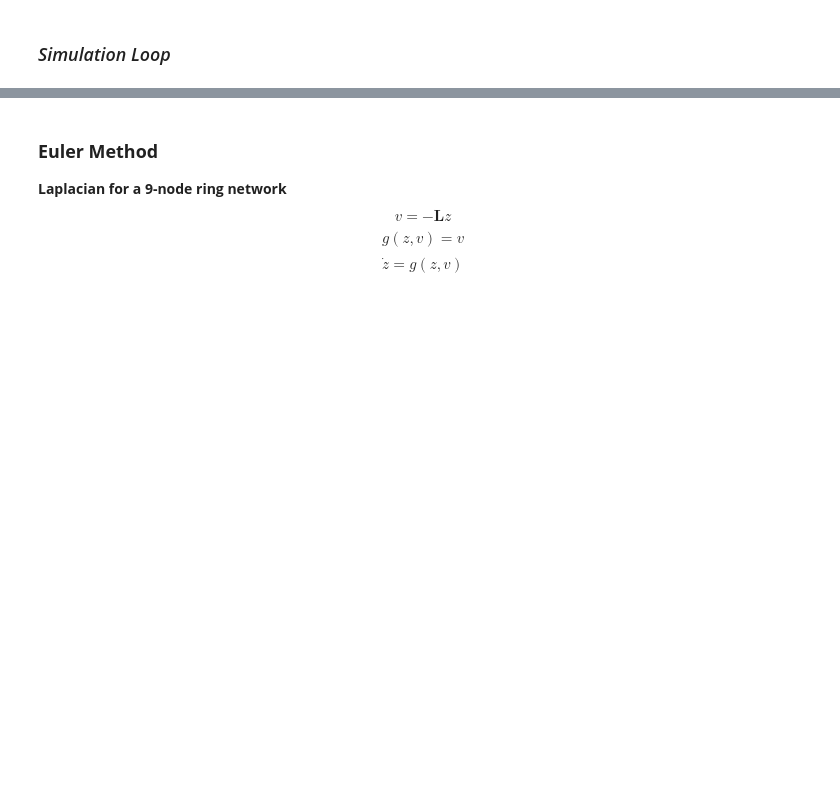
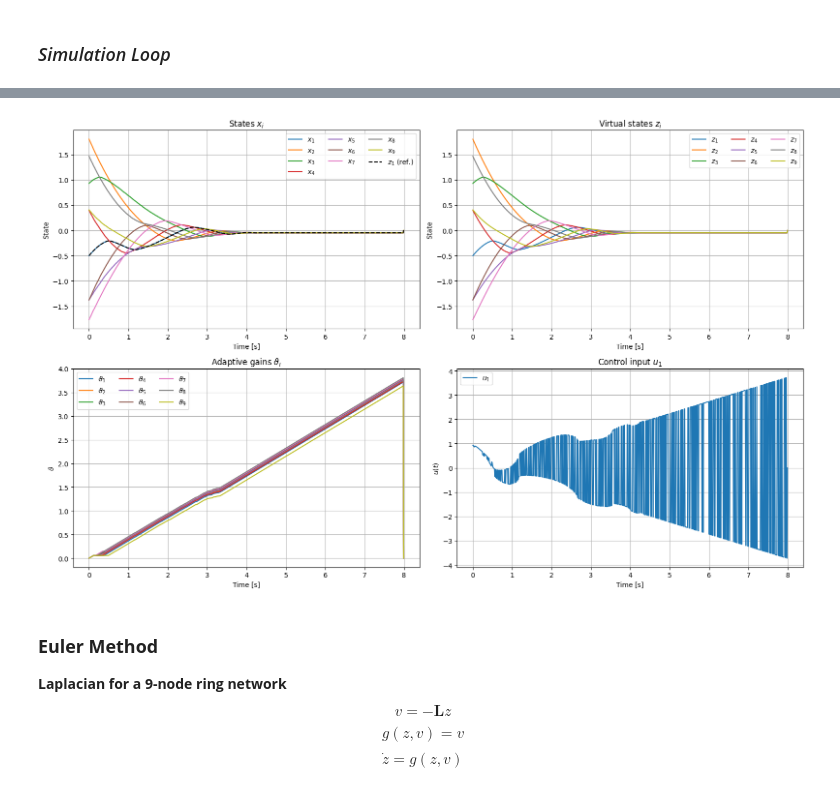
Before and after one commit to juanpiLorca/consensus-node, a Jupyter notebook: Finite-Time_Robust_Adaptive_Coordination.ipynb, the cells around one changed output, grey strips where cells are left out. Drawn from its saved outputs; the diff is of its cells as text; code cells hidden in the pictures; blank space fills up the shorter version.

```diff
--- a/Finite-Time_Robust_Adaptive_Coordination.ipynb
+++ b/Finite-Time_Robust_Adaptive_Coordination.ipynb
@@ -333,3 +339,37 @@ plot_simulation_grid(t_vec, x, z, vtheta, mv, n_agents, save_path=save_file, NUM
+# %%
+# Preallocate variables: states, manipulated variables and derivatives
+x = np.zeros(shape=(n_agents, n_points))
+z = np.zeros(shape=(n_agents, n_points))
+vtheta = np.zeros(shape=(n_agents, n_points))
+mv = np.zeros(shape=(n_agents, n_points))
+y = np.concatenate(
+    [init_conditions["x"], init_conditions["z"], init_conditions["vtheta"]]
+)
+
+t = 0.0
+for k in range(n_points-1):
+
+    x[:, k] = y[:n_agents]
+    z[:, k] = y[n_agents:2*n_agents]
+    vtheta[:, k] = y[2*n_agents:3*n_agents]
+
+    disturbance = nu[:, k]
+
+    # Update for next iteration
+    t_span = (t, t + dt)
+    t_eval = (t, t + dt)
+    sol = solve_ivp(dynamics, t_span, y, t_eval=t_eval,
+                args=(NODES, n_agents, disturbance, eta, mv, params))
+    y = sol.y[:, -1]
+
+    t += dt
+# %%
+t_vec = np.linspace(0, dt*(n_points-1), n_points)
+save_file = f'img/python-sim/simulation_ivp_{NUM_SIM}.pdf' if SAVE_FIGS else None
+
+plot_simulation_grid(t_vec, x, z, vtheta, mv, n_agents, save_path=save_file, NUM_SIM=NUM_SIM)
+# %% [output]
+[figure, added]
 # %% [markdown]
 ### **Euler Method**
 
```
Also changed, not shown: parts of 6 cells of this notebook, 1 other file.
